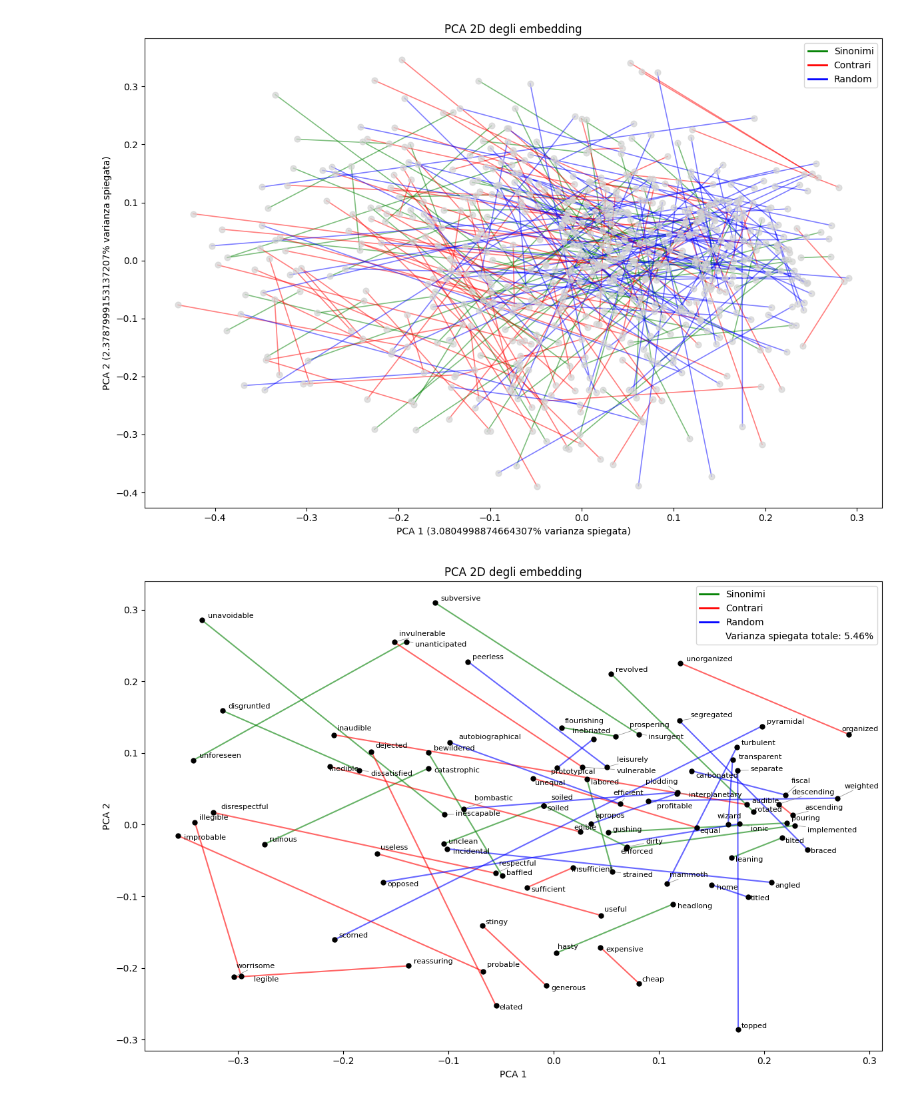
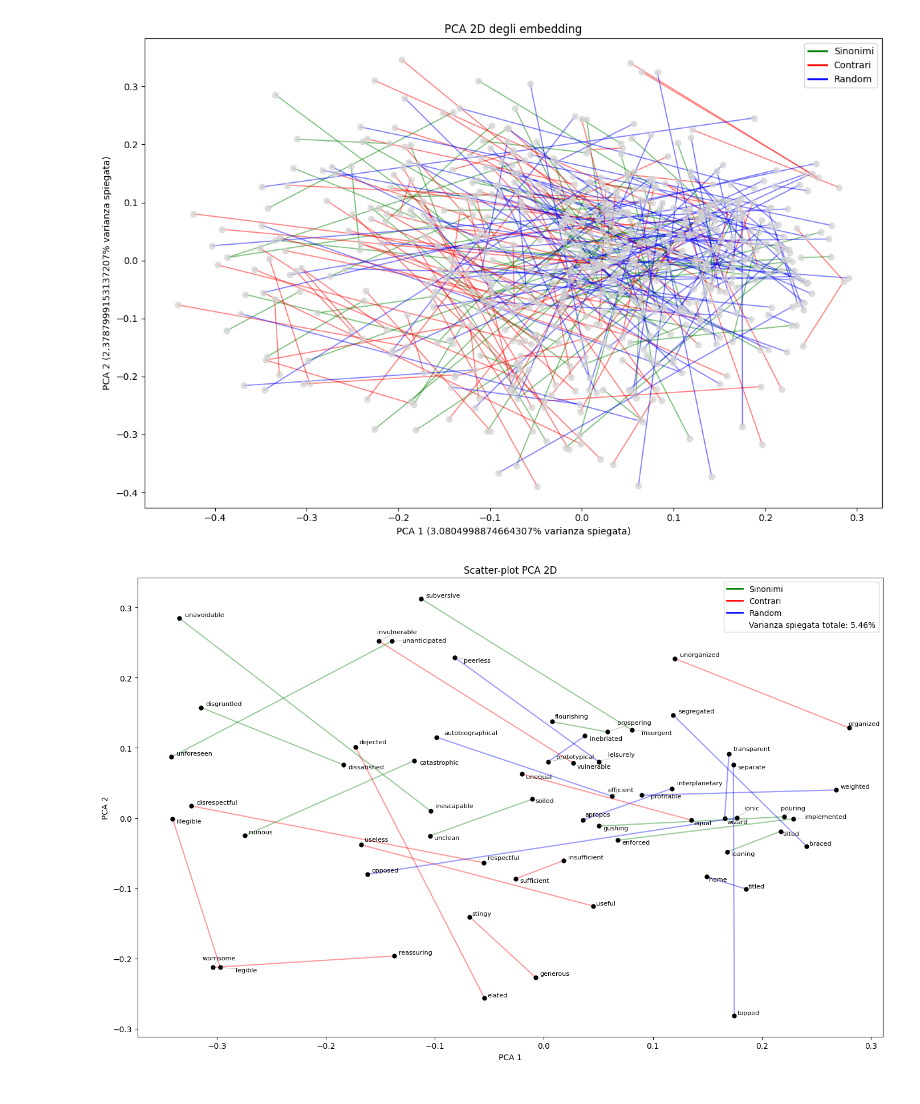
Before and after one commit to MarcoBuonanno/Tesi_2025-26-La-Geometria-degli-Embedding-di-un-LLm, a Jupyter notebook: Esercizio_4/ES4_tesi_ suEs1.ipynb, the cells around one changed output. Saved outputs shown, nothing was run; the diff lists cells and outputs as text; code cells hidden in the pictures.

```diff
--- a/Esercizio_4/ES4_tesi_ suEs1.ipynb
+++ b/Esercizio_4/ES4_tesi_ suEs1.ipynb
@@ -85,7 +98,7 @@ Varianza spiegata totale: 0.19614644
 # %%
 #PCA 2 D
 pca_2 = PCA(n_components=2)
-pca_2_embedding = pca_2.fit_transform(embedding_matrix)
-print("Dimensione della matrice dopo PCA 2 D:", pca_2_embedding.shape)
+pca_2_embedding_100k = pca_2.fit_transform(embedding_matrix_100k)
+print("Dimensione della matrice dopo PCA 2 D:", pca_2_embedding_100k.shape)
 print("Varianza spiegata totale:", pca_2.explained_variance_ratio_.sum())
 # %% [output]
@@ -113,19 +153,32 @@ Varianza spiegata totale di PCA 2 D: 0.05459329
+# %%
+#proietto i 638 embedding negli spazi ridotti:
+#creo la matrice degli embedding vstack impila vettori e adatto tensor pytorch a numpy
+embedding_matrix_2 = np.vstack([
+    embeddings[word].numpy()
+    for word in all_words
+])
+# %%
+#proietto 638 valori nello spazio PCA
+
+pca_50_embedding = pca_50.transform(embedding_matrix_2)
+pca_10_embedding = pca_10.transform(embedding_matrix_2)
+pca_2_embedding = pca_2.transform(embedding_matrix_2)
 # %%
 #ricreo dizionari di embedding
 
 diz_embeddings_pca_50 = {
     word: pca_50_embedding [i]
-    for i, word in enumerate(words)
+    for i, word in enumerate(all_words)
 }
 
 diz_embeddings_pca_10 = {
     word: pca_10_embedding [i]
-    for i, word in enumerate(words)
+    for i, word in enumerate(all_words)
 }
 
 diz_embeddings_pca_2 = {
     word: pca_2_embedding [i]
-    for i, word in enumerate(words)
+    for i, word in enumerate(all_words)
 }
 # %%
 #rifaccio primo esperimento per le tre distribuzioni:
@@ -1062,7 +1122,7 @@ word_to_xy = {
 
 varianza_totale = float(var_spiegata_2[:2].sum() * 100)
 
-fig, ax = plt.subplots(figsize=(12, 8))
+fig, ax = plt.subplots(figsize=(14, 9))
 
 texts = []
 
@@ -1073,7 +1133,7 @@ for df, category in [
 ]:
 
     df_sample = df.sample(
-        n=min(15, len(df)),
+        n=10,
         random_state=42
     )
 
@@ -1098,7 +1158,7 @@ for df, category in [
             [x1, x2],
             [y1, y2],
             color=colors[category],
-            alpha=0.6,
+            alpha=0.4,
             linewidth=1.5,
             zorder=1
         )
@@ -1132,16 +1192,22 @@ for df, category in [
 adjust_text(
     texts,
     ax=ax,
+    force_text=1.5,
+    force_points=1.0,
+    expand_text=(1.5, 1.5),
+    expand_points=(1.5, 1.5),
+    expand_objects=(1.5, 1.5),
     arrowprops=dict(
         arrowstyle="-",
         color="gray",
-        lw=0.5
+        lw=0.5,
+        alpha=0.7
     )
 )
 
 ax.set_xlabel("PCA 1")
 ax.set_ylabel("PCA 2")
-ax.set_title("PCA 2D degli embedding")
+ax.set_title("Scatter-plot PCA 2D")
 
 ax.legend(
     handles=[
@@ -1154,34 +1220,34 @@ ax.legend(
         plt.Line2D(
             [0], [0],
             color="red",
             linewidth=2,
             label="Contrari"
         ),
         plt.Line2D(
             [0], [0],
             color="blue",
             linewidth=2,
             label="Random"
         ),
         plt.Line2D(
             [0], [0],
             color="none",
             label=f"Varianza spiegata totale: {varianza_totale:.2f}%"
         )
     ]
 )
 
 plt.tight_layout()
 
 plt.savefig(
     "scatterplotPCA2D_semplificato.png",
     dpi=300,
     bbox_inches="tight"
 )
 
 plt.show()
 # %% [output]
-[figure, old version]
+[figure, new version]
 # %%
 #t-sne
 # Reduce to 2D
```
Also changed, not shown: parts of 18 cells of this notebook, 9 other files.
